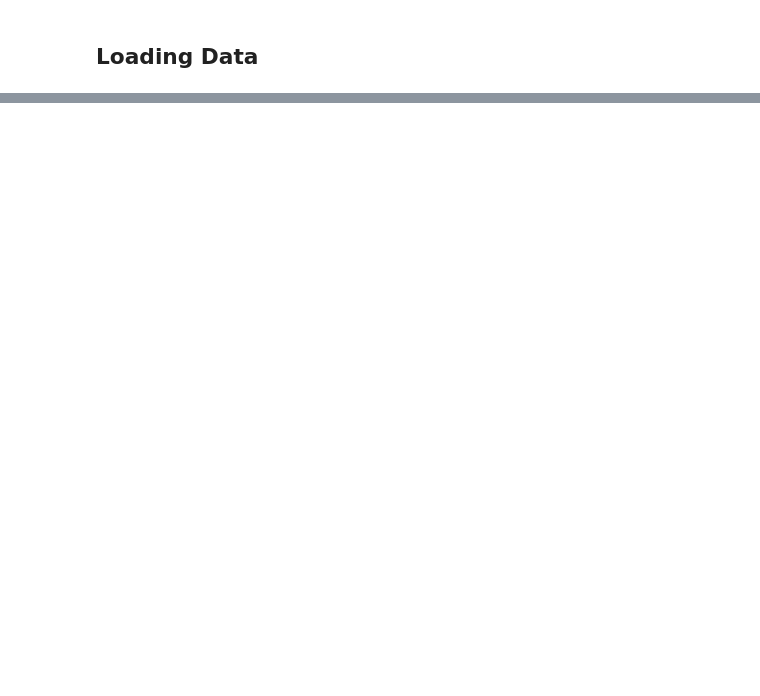
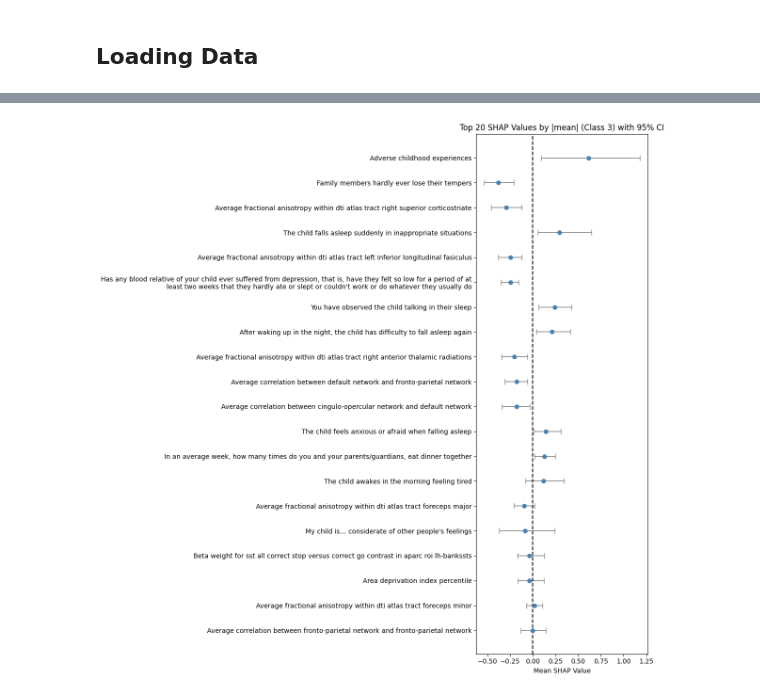
Before and after one commit to AllenGao1109/DRO_prediction, a Jupyter notebook: one_site_train_other_validate.ipynb, the cells around one changed output, grey strips where cells are left out. Drawn from its saved outputs; the diff is of its cells as text; code cells hidden in the pictures; blank space fills up the shorter version.

```diff
--- a/one_site_train_other_validate.ipynb
+++ b/one_site_train_other_validate.ipynb
@@ -306,0 +346,11 @@ T-test Comparison Results:
+# %%
+summary = compute_and_plot_shap_kernel_autoquestion(
+    reg_model.model,
+    X_sample=X_np,
+    feature_names=top_vars,
+    class_index=3,
+    top_n=20,
+    csv_path="data/supplementary_table.csv"
+)
+# %% [output]
+[figure, added]
```
Also changed, not shown: parts of 7 cells of this notebook, 13 other files.
